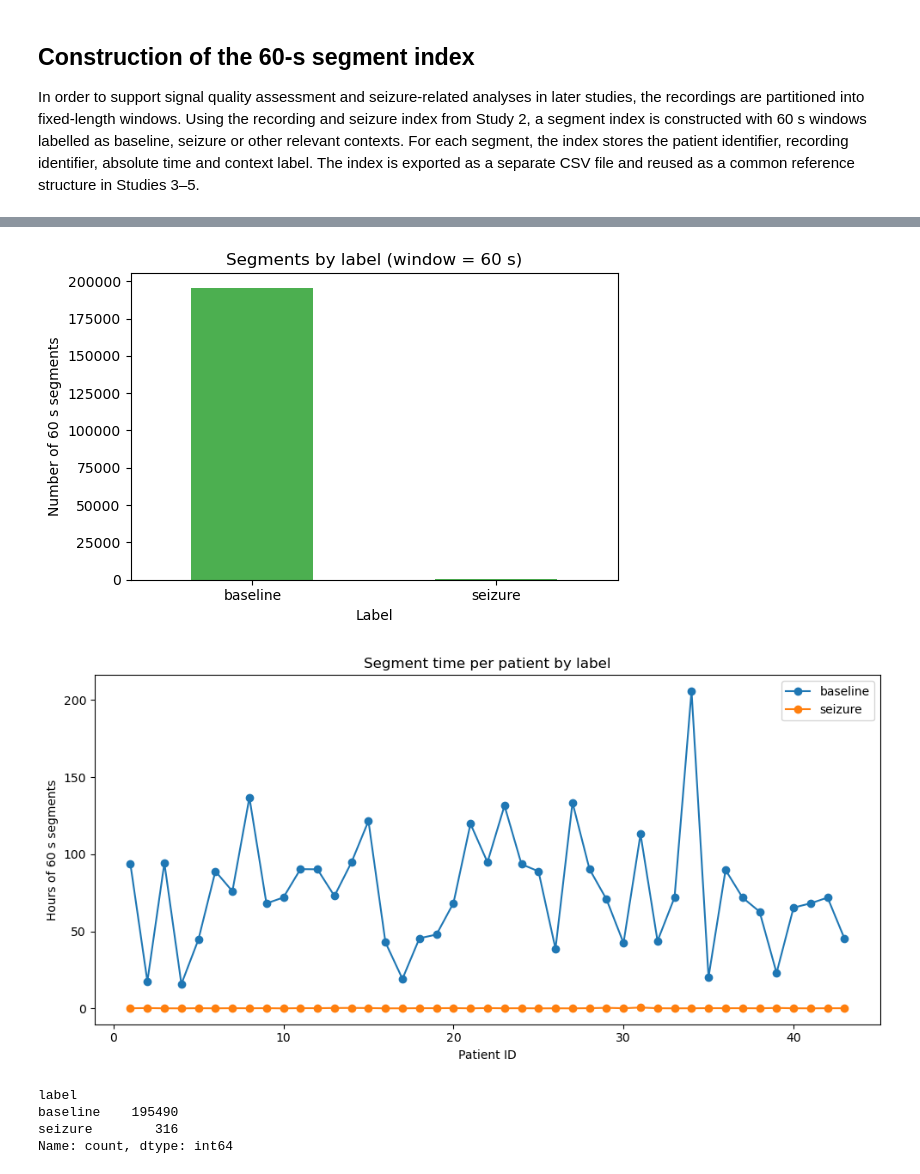
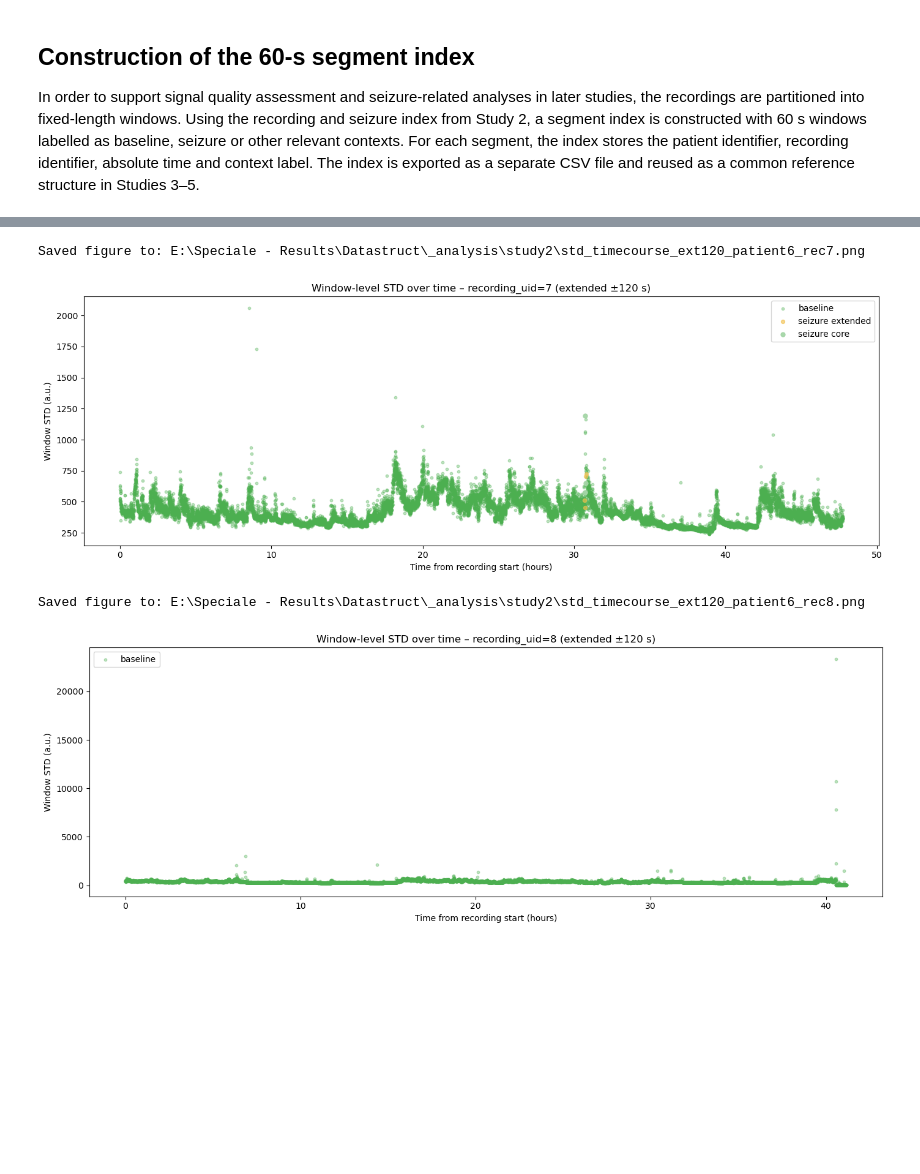
Before and after one commit to AU668208/Epilepsy_MasterThesis, a Jupyter notebook: Study2_1.ipynb, the cells around one changed output, grey strips where cells are left out. Saved outputs shown, nothing was run; the diff lists cells and outputs as text; code cells hidden in the pictures; blank space fills up the shorter version.

```diff
--- a/Study2_1.ipynb
+++ b/Study2_1.ipynb
@@ -267,59 +622,25 @@ df_seg.head(), len(df_seg)
+# %%
+for rec in rec_ids[:3]:
+    outpath = STUDY2_OUT / f"std_timecourse_ext120_patient{example_patient}_rec{rec}.png"
+    plot_std_timecourse_by_label(
+        df_join_ext120,
+        recording_uid=rec,
+        outpath=outpath,
+        title_suffix="extended ±120 s",
+    )
+# %% [output]
+Saved figure to: E:\Speciale - Results\Datastruct\_analysis\study2\std_timecourse_ext120_patient6_rec7.png
+[figure, added]
+Saved figure to: E:\Speciale - Results\Datastruct\_analysis\study2\std_timecourse_ext120_patient6_rec8.png
+[figure, added]
 # %%
-from src.hrv_epatch.plots.plotstyle import palette
-import matplotlib.pyplot as plt
-# Fordeling af labels
-seg_counts = df_seg["label"].value_counts().sort_index()
+OUT_STD_PLOTS = STUDY2_OUT / "std_timecourses_ext120"
 
-plt.figure(figsize=(6, 4))
-seg_counts.plot(kind="bar", color=palette["primary"])
-plt.ylabel("Number of 60 s segments")
-plt.xlabel("Label")
-plt.title(f"Segments by label (window = {SEG_WIN_S:.0f} s)")
-plt.xticks(rotation=0)
-plt.tight_layout()
-plt.show()
-
-# Segment-tid per patient og label
-seg_per_patient = (
-    df_seg
-    .groupby(["patient_id", "label"])
-    .size()
-    .rename("n_segments")
-    .reset_index()
+plot_all_std_timecourses(
+    df_join=df_join_ext120,   # eller df_join_core / df_join_ext60
+    df_rec=df_rec,
+    outdir=OUT_STD_PLOTS,
+    title_suffix="extended ±120 s",
 )
-
-seg_per_patient["duration_h"] = (
-    seg_per_patient["n_segments"] * SEG_WIN_S / 3600.0
-)
-
-plt.figure(figsize=(10, 5))
-for label in sorted(seg_per_patient["label"].unique()):
-    subset = seg_per_patient[seg_per_patient["label"] == label]
-    plt.plot(
-        subset["patient_id"],
-        subset["duration_h"],
-        marker="o",
-        linestyle="-",
-        label=label,
-    )
-
-plt.xlabel("Patient ID")
-plt.ylabel("Hours of 60 s segments")
-plt.title("Segment time per patient by label")
-plt.legend()
-plt.tight_layout()
-plt.show()
-
-seg_counts = df_seg["label"].value_counts()
-print(seg_counts)
-
-# seg_counts.to_csv(STUDY2_OUT / "segment_counts_global.csv", index=False)
-# %% [output]
-[figure, removed]
-[figure, removed]
-label
-baseline    195490
-seizure        316
-Name: count, dtype: int64
 # %%
 SEG_OUT = OUT_DIR / f"segment_index_{int(SEG_WIN_S)}s.csv"
```
Also changed, not shown: parts of 26 cells of this notebook, 5 other files.
